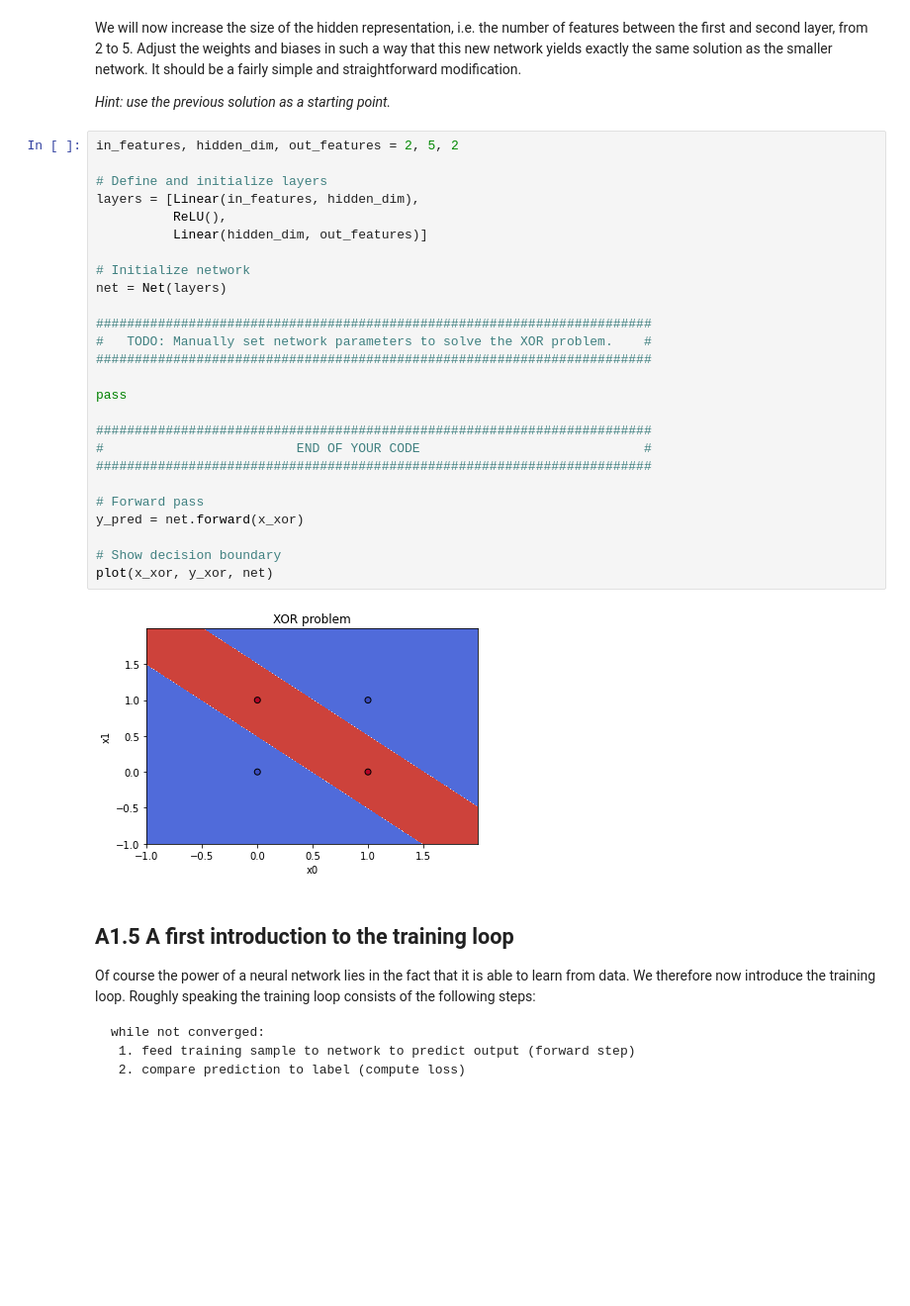
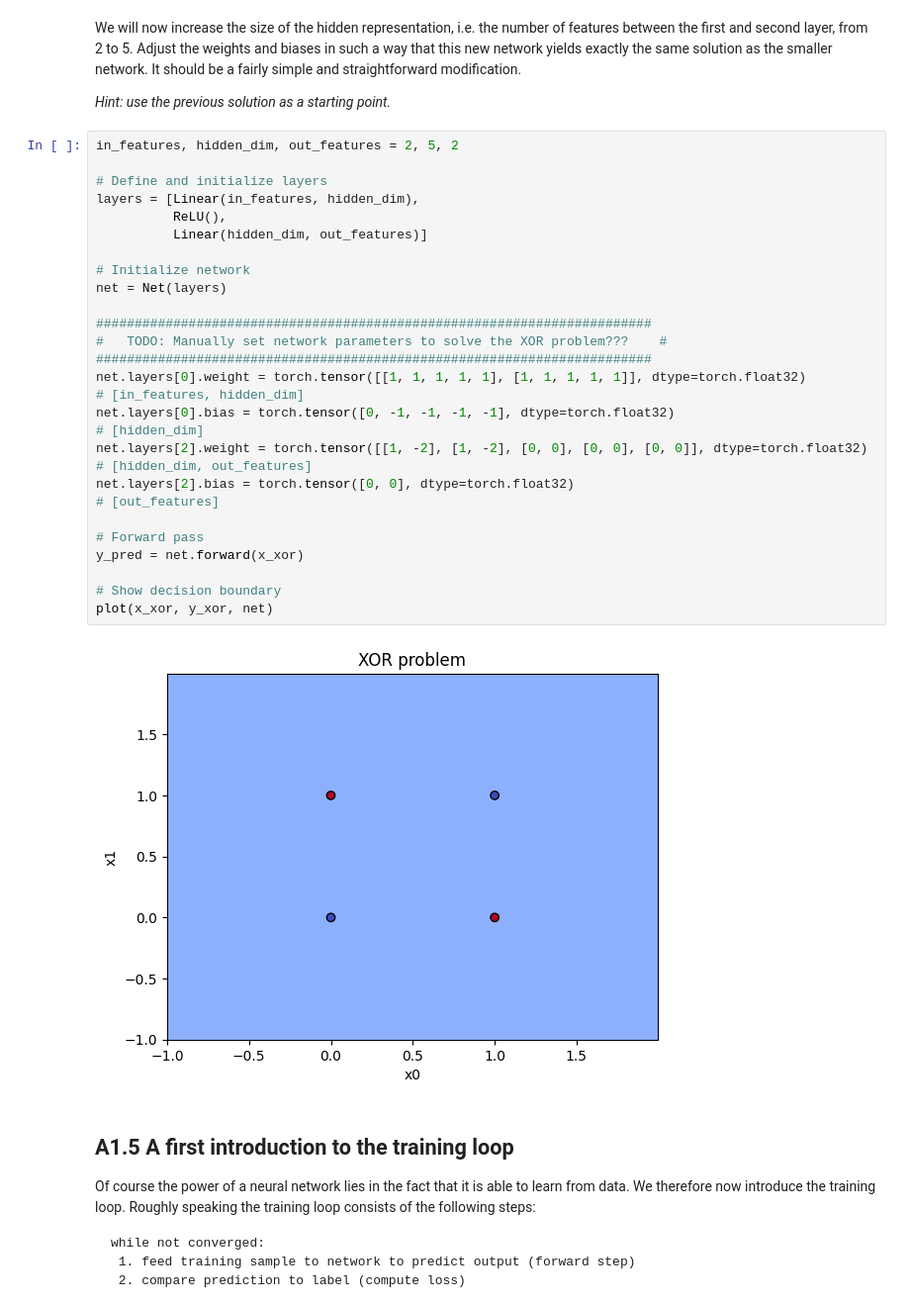
Before and after one commit to nadinekuo/TUD-CS4240-Deep-Learning, a Jupyter notebook: W1-1_Activations.ipynb, the cells around one changed output. Shown at 99% size. Cells and saved outputs as stored; diff of their text form; blank space fills up the shorter version.

Commit message:
Non-linear net to solve XOR

```diff
--- a/W1-1_Activations.ipynb
+++ b/W1-1_Activations.ipynb
@@ -552,31 +558,29 @@ We will now increase the size of the hidden representation, i.e. the number of f
 # %%
 in_features, hidden_dim, out_features = 2, 5, 2
 
 # Define and initialize layers
 layers = [Linear(in_features, hidden_dim),
           ReLU(),
           Linear(hidden_dim, out_features)]
 
 # Initialize network
 net = Net(layers)
 
 ########################################################################
-#   TODO: Manually set network parameters to solve the XOR problem.    #
+#   TODO: Manually set network parameters to solve the XOR problem???    #
 ########################################################################
-
-pass
-
-########################################################################
-#                         END OF YOUR CODE                             #
-########################################################################
+net.layers[0].weight = torch.tensor([[1, 1, 1, 1, 1], [1, 1, 1, 1, 1]], dtype=torch.float32)           # [in_features, hidden_dim]
+net.layers[0].bias = torch.tensor([0, -1, -1, -1, -1], dtype=torch.float32)                            # [hidden_dim]
+net.layers[2].weight = torch.tensor([[1, -2], [1, -2], [0, 0], [0, 0], [0, 0]], dtype=torch.float32)   # [hidden_dim, out_features]
+net.layers[2].bias = torch.tensor([0, 0], dtype=torch.float32)                                         # [out_features]
 
 # Forward pass
 y_pred = net.forward(x_xor)
 
 # Show decision boundary
 plot(x_xor, y_xor, net)
 # %% [output]
-[figure, old version]
+[figure, new version]
 # %% [markdown]
 ## A1.5 A first introduction to the training loop
 
```
Also changed, not shown: parts of 4 cells of this notebook.
